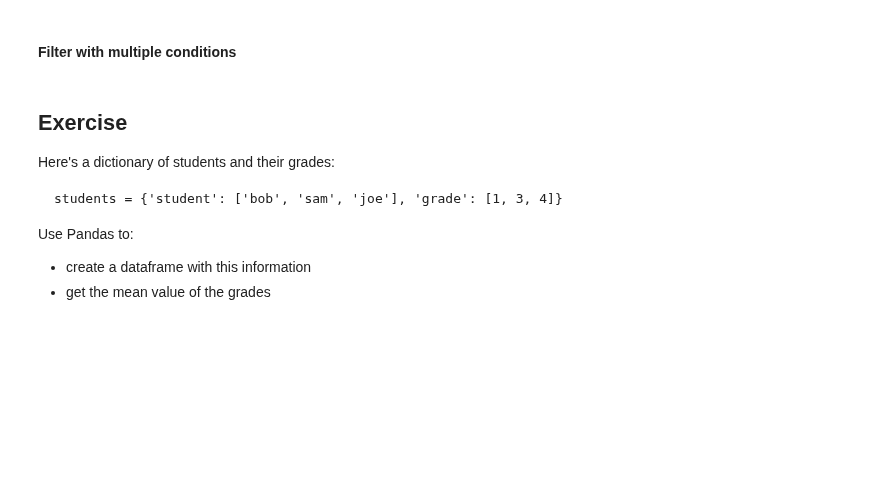
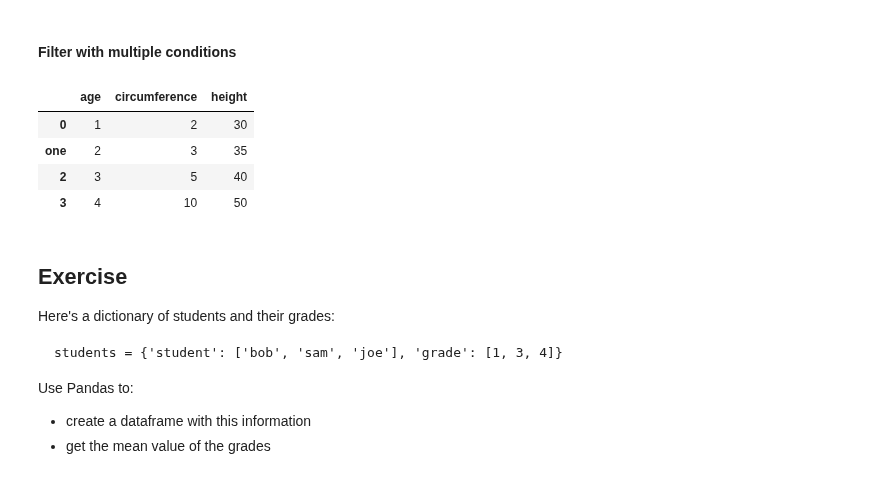
Before and after one commit to NBISweden/workshop-python, a Jupyter notebook: lectures/Day_4.ipynb, the cells around one changed output. Cells and saved outputs as stored; diff of their text form; code cells hidden in the pictures; blank space fills up the shorter version.

```diff
--- a/lectures/Day_4.ipynb
+++ b/lectures/Day_4.ipynb
@@ -768,7 +857,14 @@ df[df.circumference == max_c]
 # %% [markdown]
 #### Filter with multiple conditions
 # %%
-df[(df.age > 100) & (df.age <= 250)]
+df[(df.age > 100) & (df.circumference < 100)]
+small_df.rename(index={1:'one'})
+# %% [output]
+|  | age | circumference | height |
+| 0 | 1 | 2 | 30 |
+| one | 2 | 3 | 35 |
+| 2 | 3 | 5 | 40 |
+| 3 | 4 | 10 | 50 |
 # %% [markdown]
 ## Exercise
 
```
Also changed, not shown: parts of 33 cells of this notebook, 3 other files.
